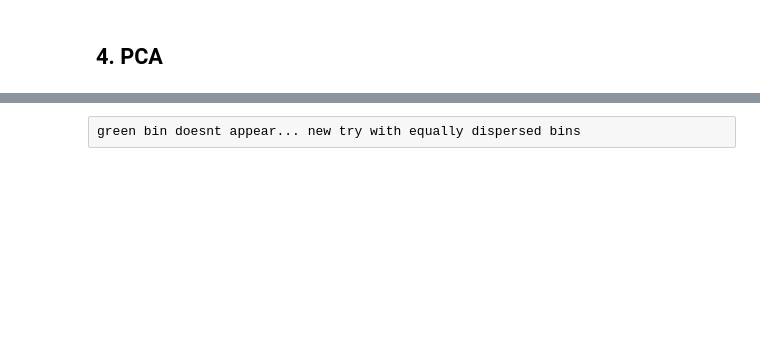
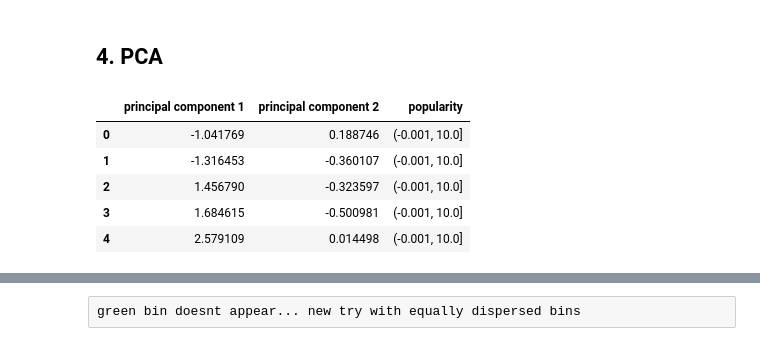
Before and after one commit to LeuphanaDataScience/ML-Lab, a Jupyter notebook: ML_music.ipynb, the cells around one changed output, grey strips where cells are left out. Drawn from its saved outputs; the diff is of its cells as text; code cells hidden in the pictures; blank space fills up the shorter version.

```diff
--- a/ML_music.ipynb
+++ b/ML_music.ipynb
@@ -200,11 +278,21 @@ music_df_scaled_num = music_df_scaled[["genre", "acousticness","danceability","d
+# %%
+# drop the target variable popularity nd ID before we apply PCA
+music_df_scaled = music_df_scaled.drop(["popularity","track_id"],1)
 # %%
 #PCA:
 pca = PCA(n_components=2)
-principalComponents = pca.fit_transform(music_df_scaled_num)
+principalComponents = pca.fit_transform(music_df_scaled)
 principalDf = pd.DataFrame(data = principalComponents, columns = ['principal component 1', 'principal component 2'])
 finalDf = pd.concat([principalDf, Y], axis = 1)
 finalDf.popularity = finalDf.popularity.apply(str)# change buckets to string for PCA plot to work
 finalDf.head()
+# %% [output]
+|  | principal component 1 | principal component 2 | popularity |
+| 0 | -1.041769 | 0.188746 | (-0.001, 10.0] |
+| 1 | -1.316453 | -0.360107 | (-0.001, 10.0] |
+| 2 | 1.456790 | -0.323597 | (-0.001, 10.0] |
+| 3 | 1.684615 | -0.500981 | (-0.001, 10.0] |
+| 4 | 2.579109 | 0.014498 | (-0.001, 10.0] |
 # %%
 fig = plt.figure(figsize = (12,12))
 ax = fig.add_subplot(1,1,1)
```
Also changed, not shown: parts of 29 cells of this notebook.
